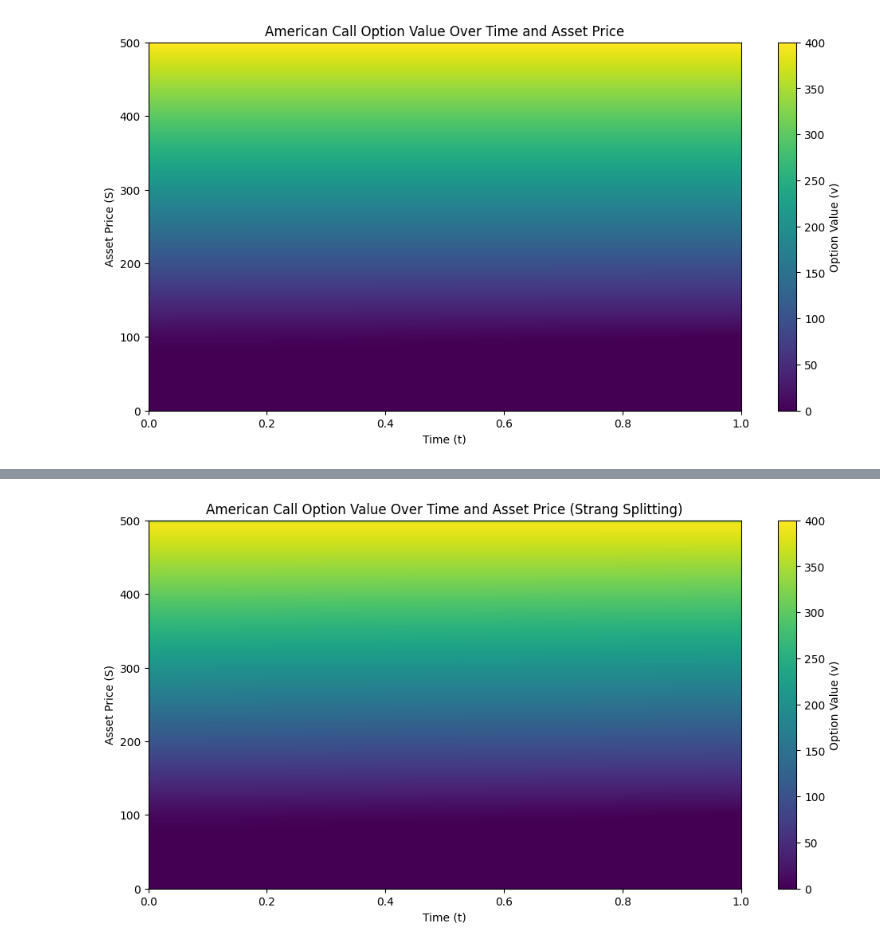
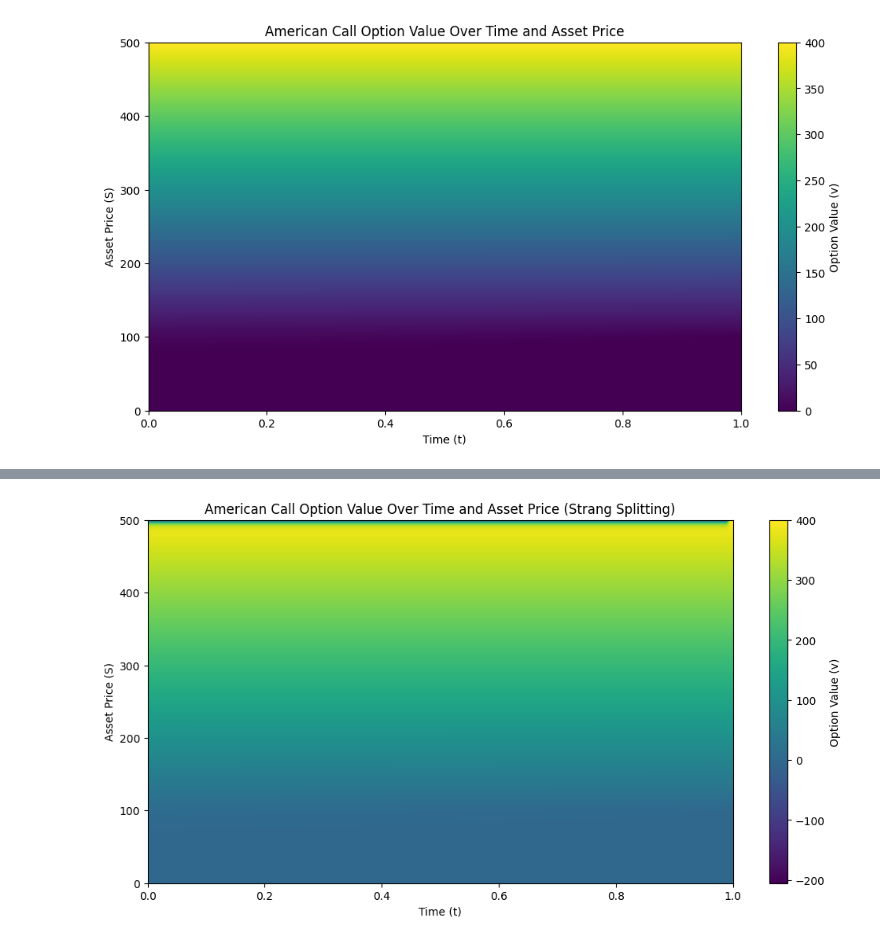
Before and after one commit to ttnhathuy313/option-pricing, a Jupyter notebook: main.ipynb, the cells around one changed output, grey strips where cells are left out. Cells and saved outputs as stored; diff of their text form; code cells hidden in the pictures.

```diff
--- a/main.ipynb
+++ b/main.ipynb
@@ -438,14 +438,15 @@ risk_free_rate = 0.05
 time_to_maturity = 1
 
 alpha = 1/2 # Crank-Nicolson parameter
+n_timesteps = 100
 # %%
 import numpy as np
 import matplotlib.pyplot as plt
 
 # Parameters
 x_domain = np.linspace(0, 500, 500)  # Asset prices
-t_domain = np.linspace(0, 1, 1000)  # Time from 0 to T
-time_interval = 1.0 / 1000
+t_domain = np.linspace(0, 1, n_timesteps)  # Time from 0 to T
+time_interval = 1.0 / n_timesteps
 
 # Initial condition for v at T (payoff for an American call option)
 v_T = np.maximum(x_domain - strike_price, 0)
@@ -527,8 +551,8 @@ import matplotlib.pyplot as plt
 
 # Parameters
 x_domain = np.linspace(0, 500, 500)  # Asset prices
-t_domain = np.linspace(0, 1, 1000)  # Time from 0 to T
-time_interval = 1.0 / 1000
+t_domain = np.linspace(0, 1, n_timesteps)  # Time from 0 to T
+time_interval = 1.0 / n_timesteps
 
 # Initial condition for v at T (payoff for an American call option)
 v_T = np.maximum(x_domain - strike_price, 0)
@@ -559,31 +583,31 @@ for i in range(len(t_domain) - 2, -1, -1):
     # Step 2: Full Projection Step
     v_proj = np.copy(intermediate_half)  # Start with the intermediate values as a base
     for j in range(len(x_domain)):
         # Calculate the payoff at this point (for an American call, payoff = max(x - strike_price, 0))
         payoff = max(x_domain[j] - strike_price, 0)
         # Enforce the constraint: v >= payoff
         if v_proj[j] + time_interval * lambda_T[j] < payoff:
             v_proj[j] = payoff
             lambda_T[j] = max(lambda_T[j] + (1 / time_interval) * (intermediate_half[j] - v_proj[j]), 0)
         else:
             v_proj[j] = v_proj[j] + time_interval * lambda_T[j]
             lambda_T[j] = 0
 
     # Step 3: Half Diffusion Step (again)
     v_new = np.linalg.solve(A_prime_half, -np.dot(B_half, v_proj) + lambda_T)
 
     # Update v_T for the next time step
     v_T = v_new
     # Store the new v_T in the matrix for plotting
     v_matrix[i, :] = v_T
 
 # Plotting the heatmap
 plt.figure(figsize=(12, 6))
 plt.imshow(v_matrix.T, extent=[0, 1, 0, 500], aspect='auto', origin='lower', cmap='viridis')
 plt.colorbar(label="Option Value (v)")
 plt.xlabel("Time (t)")
 plt.ylabel("Asset Price (S)")
 plt.title("American Call Option Value Over Time and Asset Price (Strang Splitting)")
 plt.show()
 # %% [output]
-[figure, old version]
+[figure, new version]
```
Also changed, not shown: parts of 4 cells of this notebook.
